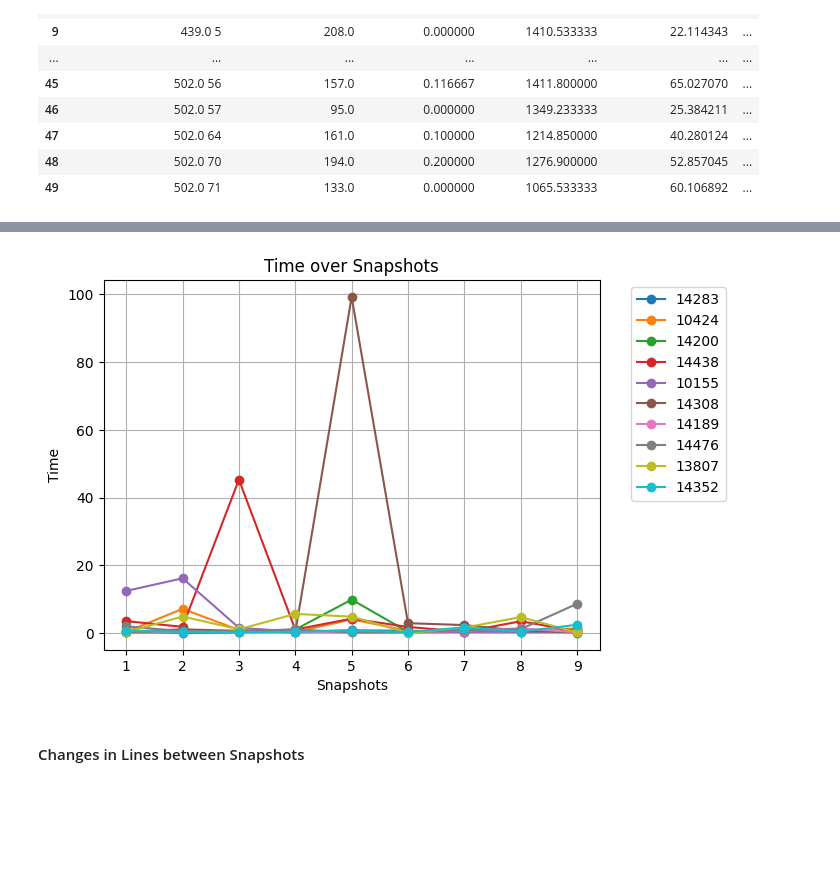
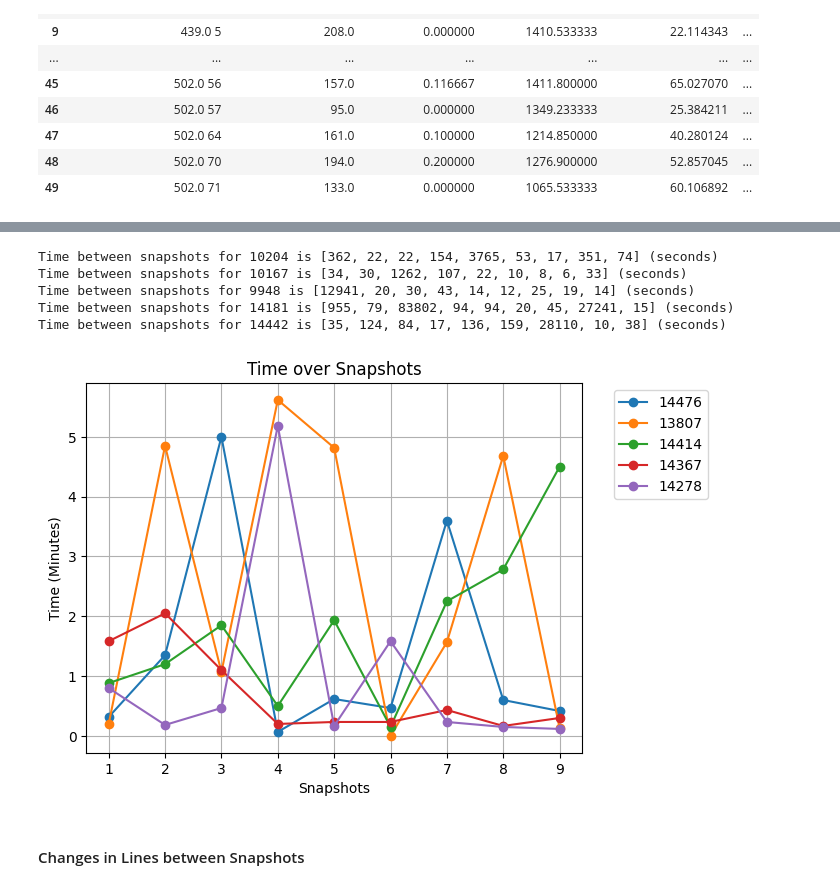
Before and after one commit to nogaschw/Detecting-Struggling-Student-Programmers-using-Proficiency-Taxonomies, a Jupyter notebook: stat_codeworkout.ipynb, the cells around one changed output, grey strips where cells are left out. Saved outputs shown, nothing was run; the diff lists cells and outputs as text; code cells hidden in the pictures; blank space fills up the shorter version.

```diff
--- a/stat_codeworkout.ipynb
+++ b/stat_codeworkout.ipynb
@@ -242,18 +242,28 @@ Text(0.5, 1.0, 'Time between Snapshots vs Snapshots')
 # %%
+save_data = {}
 random_10_fail = not_successfull[not_successfull["num_snapshots"] == 10].sample(10)
 for index, row in random_10_fail.iterrows():
+    if max(row['time_between_snapshots']) / 60 > 10:
+        print(f"Time between snapshots for {row['SubjectID']} is {row['time_between_snapshots']} (seconds)")
+        continue
+    save_data[index] = row
     snapshots = list(range(1, row['num_snapshots']))
-    t = [x / 60 for x in row['time_between_snapshots']]
+    t = [x/60 for x in row['time_between_snapshots']]
     plt.plot(snapshots, t, marker='o', label=row['SubjectID'])
 
 plt.xlabel('Snapshots')
-plt.ylabel('Time')
+plt.ylabel('Time (Minutes)')
 plt.title('Time over Snapshots')
 plt.legend(bbox_to_anchor=(1.05, 1), loc='upper left')
 plt.grid(True)
 plt.show()
 # %% [output]
+Time between snapshots for 10204 is [362, 22, 22, 154, 3765, 53, 17, 351, 74] (seconds)
+Time between snapshots for 10167 is [34, 30, 1262, 107, 22, 10, 8, 6, 33] (seconds)
+Time between snapshots for 9948 is [12941, 20, 30, 43, 14, 12, 25, 19, 14] (seconds)
+Time between snapshots for 14181 is [955, 79, 83802, 94, 94, 20, 45, 27241, 15] (seconds)
+Time between snapshots for 14442 is [35, 124, 84, 17, 136, 159, 28110, 10, 38] (seconds)
-[figure, old version]
+[figure, new version]
 # %% [markdown]
 #### Changes in Lines between Snapshots
 # %%
```
Also changed, not shown: parts of 9 cells of this notebook.
